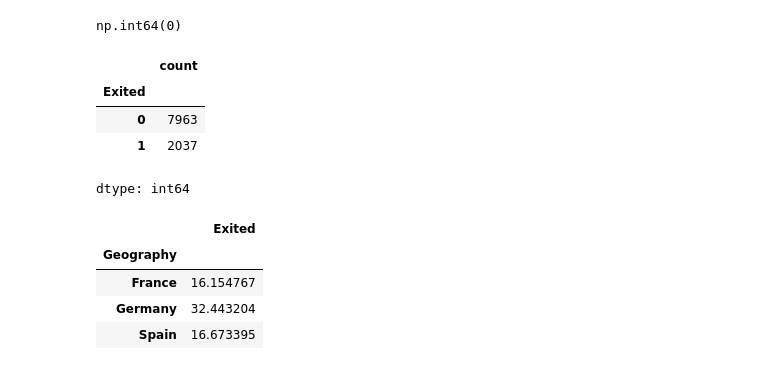
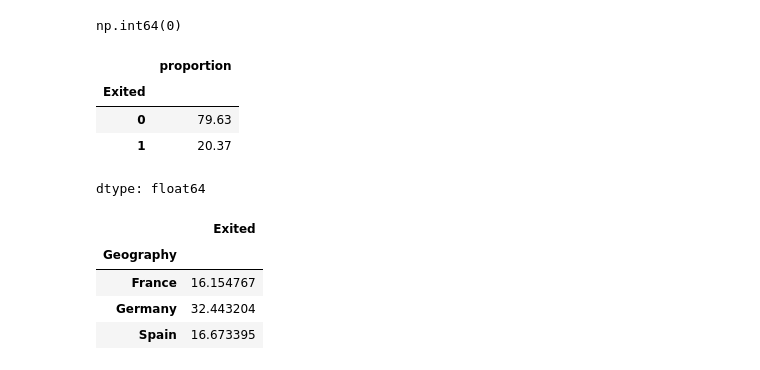
Before and after one commit to Asmitpremkumar16/Customer_Churn, a Jupyter notebook: Churn_Model.ipynb, the cells around one changed output. Drawn from its saved outputs; the diff is of its cells as text; code cells hidden in the pictures.

```diff
--- a/Churn_Model.ipynb
+++ b/Churn_Model.ipynb
@@ -54,13 +54,13 @@ data.duplicated().sum()
 # %% [output]
 np.int64(0)
 # %%
-data["Exited"].value_counts()
+data["Exited"].value_counts(normalize=True) * 100
 # %% [output]
-|  | count |
+|  | proportion |
 | Exited |  |
-| 0 | 7963 |
-| 1 | 2037 |
+| 0 | 79.63 |
+| 1 | 20.37 |
-dtype: int64
+dtype: float64
 # %%
 data.groupby('Geography')['Exited'].mean() * 100
 # %% [output]
```
Also changed, not shown: parts of 12 cells of this notebook.
